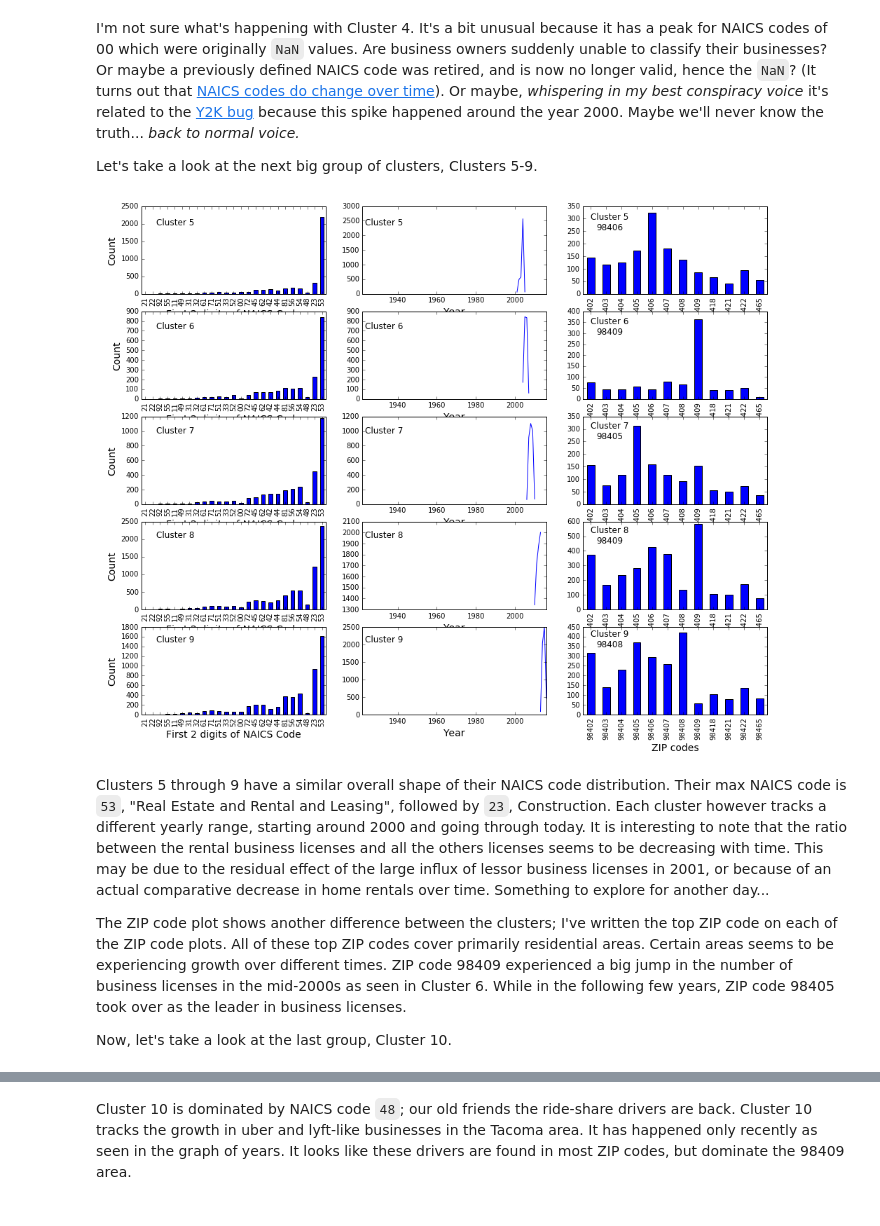
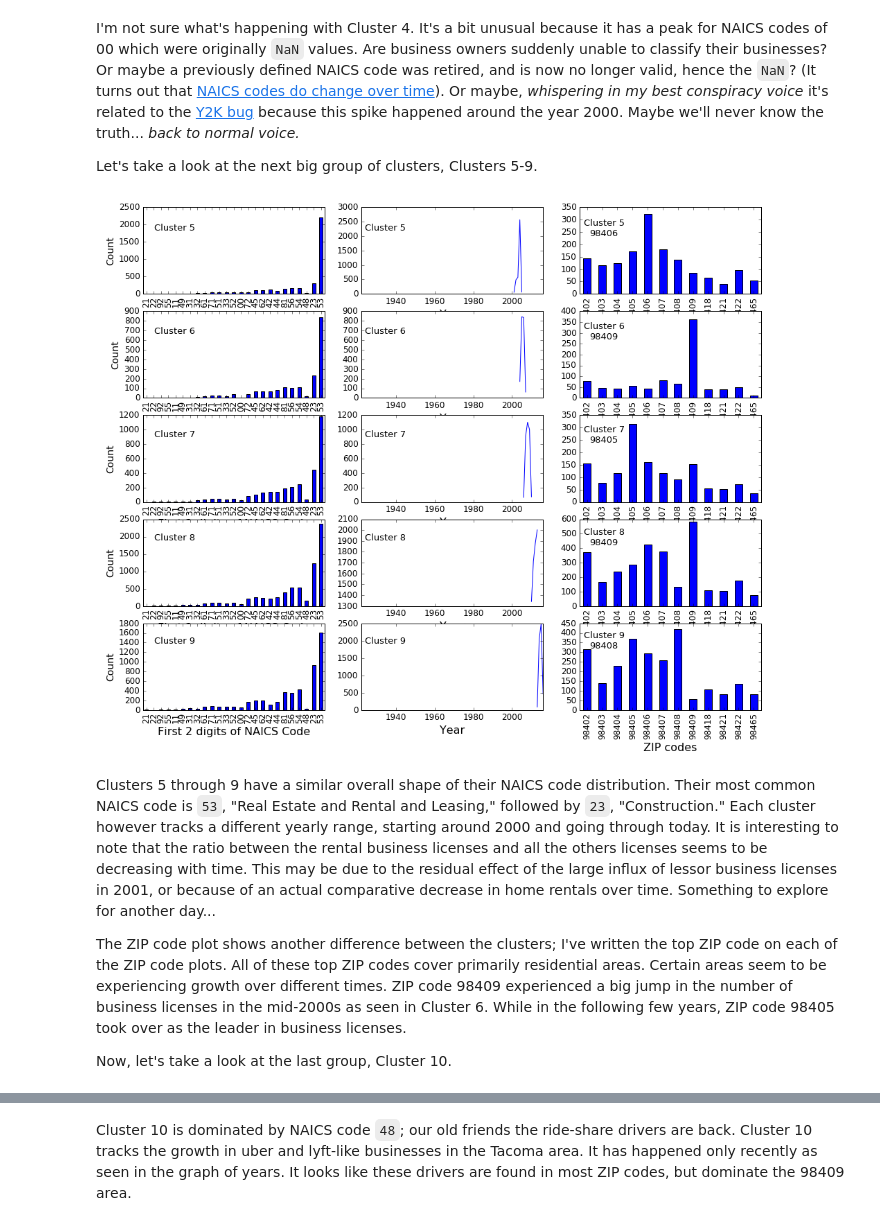
Before and after one commit to aurban8/aurban8_old.github.io, a Jupyter notebook: content/notebooks/tacoma_business_licenses.ipynb, the cells around one changed output, grey strips where cells are left out. Saved outputs shown, nothing was run; the diff lists cells and outputs as text; code cells hidden in the pictures.

```diff
--- a/content/notebooks/tacoma_business_licenses.ipynb
+++ b/content/notebooks/tacoma_business_licenses.ipynb
@@ -579,46 +579,46 @@ Let's take a look at the next big group of clusters, Clusters 5-9.
 # %%
 # Visualize Cluster 5-9
 xaxisorderkeys = naics_keys
 xaxisorderyears = range(1922,2017)
 
 plt.figure(figsize = (16,13))  #w,h
 numplots = 5
 # Clusters arranged in approximate chronological order.
 plot_order = [5,0,7,4,8,9]
 top_zip = [ 98406 , 98409, 98405, 98409, 98408, 98409]
 for i in range(numplots):
     clustername = 'Cluster ' + str(i+5)
     current_cluster = bl[bl['cluster_num']==plot_order[i]]
 
     plt.subplot(numplots, 3, (i+2*i)+1)
     current_cluster['NAICS CODE FIRST TWO'].value_counts().reindex(xaxisorderkeys).plot(
-        kind='bar', fontsize = 10)
+        kind='bar', fontsize = 12)
     plt.ylabel('Count', fontsize = 14)
-    plt.xlabel('First 2 digits of NAICS Code', fontsize = 14)
+    plt.xlabel('First 2 digits of NAICS Code', fontsize = 16)
 
     plt.subplot(numplots, 3, (i+2*i)+2)
     current_cluster['BUSINESS OPEN YEAR'].value_counts().reindex(xaxisorderyears).plot(
-        kind='line', fontsize = 10)
-    plt.xlabel('Year', fontsize = 14)
+        kind='line', fontsize = 12)
+    plt.xlabel('Year', fontsize = 16)
 
     plt.subplot(numplots, 3, (i+2*i)+3)
     current_cluster['ZIP CODE 5 int'].value_counts().reindex(tacoma_zip_codes).plot(
-        kind='bar', fontsize = 10)
-    plt.xlabel('ZIP codes', fontsize = 14)
+        kind='bar', fontsize = 12)
+    plt.xlabel('ZIP codes', fontsize = 16)
 
     plt.text(-0.07,1.38-0.3*i,clustername, horizontalalignment='center',
-             verticalalignment='center',transform=ax.transAxes, fontsize = 12)
-    plt.text(0.17,1.38-0.3*i,clustername, horizontalalignment='center',
-             verticalalignment='center',transform=ax.transAxes, fontsize = 12)
+             verticalalignment='center',transform=ax.transAxes, fontsize = 13)
+    plt.text(0.175,1.38-0.3*i,clustername, horizontalalignment='center',
+             verticalalignment='center',transform=ax.transAxes, fontsize = 13)
     clusternamezip = clustername + '\n' + str(top_zip[i])
     plt.text(0.43,1.38-0.3*i,clusternamezip, horizontalalignment='center',
-             verticalalignment='center',transform=ax.transAxes, fontsize = 12)
+             verticalalignment='center',transform=ax.transAxes, fontsize = 13)
 # %% [output]
-[figure, old version]
+[figure, new version]
 # %% [markdown]
-Clusters 5 through 9 have a similar overall shape of their NAICS code distribution. Their max NAICS code is `53`, "Real Estate and Rental and Leasing", followed by `23`, Construction. Each cluster however tracks a different yearly range, starting around 2000 and going through today. It is interesting to note that the ratio between the rental business licenses and all the others licenses seems to be decreasing with time. This may be due to the residual effect of the large influx of lessor business licenses in 2001, or because of an actual comparative decrease in home rentals over time. Something to explore for another day...
+Clusters 5 through 9 have a similar overall shape of their NAICS code distribution. Their most common NAICS code is `53`, "Real Estate and Rental and Leasing," followed by `23`, "Construction." Each cluster however tracks a different yearly range, starting around 2000 and going through today. It is interesting to note that the ratio between the rental business licenses and all the others licenses seems to be decreasing with time. This may be due to the residual effect of the large influx of lessor business licenses in 2001, or because of an actual comparative decrease in home rentals over time. Something to explore for another day...
 
-The ZIP code plot shows another difference between the clusters; I've written the top ZIP code on each of the ZIP code plots. All of these top ZIP codes cover primarily residential areas. Certain areas seems to be experiencing growth over different times. ZIP code 98409 experienced a big jump in the number of business licenses in the mid-2000s as seen in Cluster 6. While in the following few years, ZIP code 98405 took over as the leader in business licenses.
+The ZIP code plot shows another difference between the clusters; I've written the top ZIP code on each of the ZIP code plots. All of these top ZIP codes cover primarily residential areas. Certain areas seem to be experiencing growth over different times. ZIP code 98409 experienced a big jump in the number of business licenses in the mid-2000s as seen in Cluster 6. While in the following few years, ZIP code 98405 took over as the leader in business licenses.
 
 Now, let's take a look at the last group, Cluster 10.
 # %%
```
Also changed, not shown: parts of 6 cells of this notebook, 30 other files.
